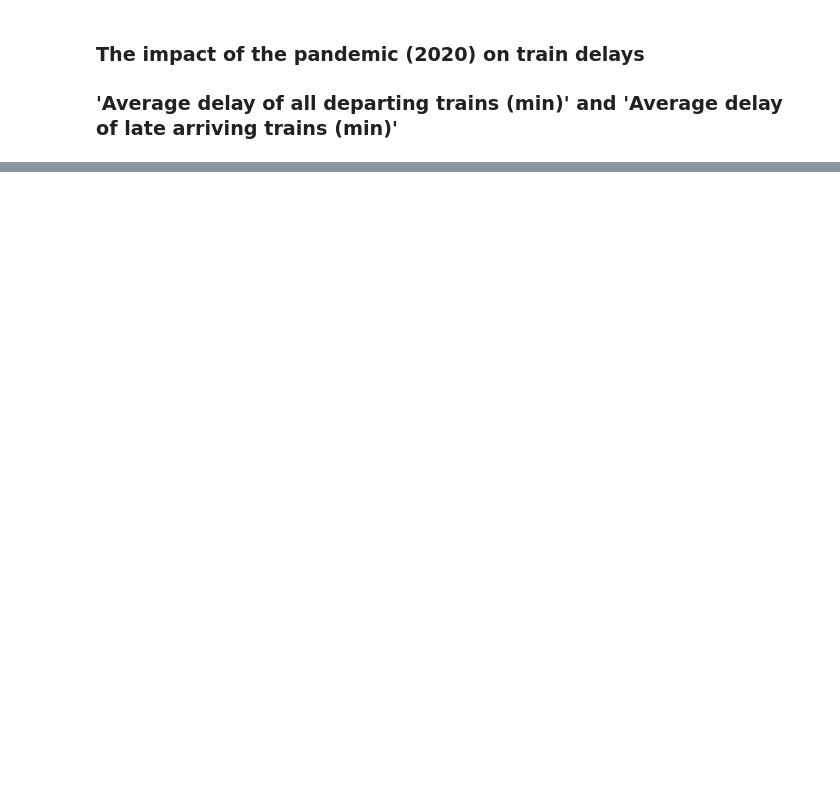
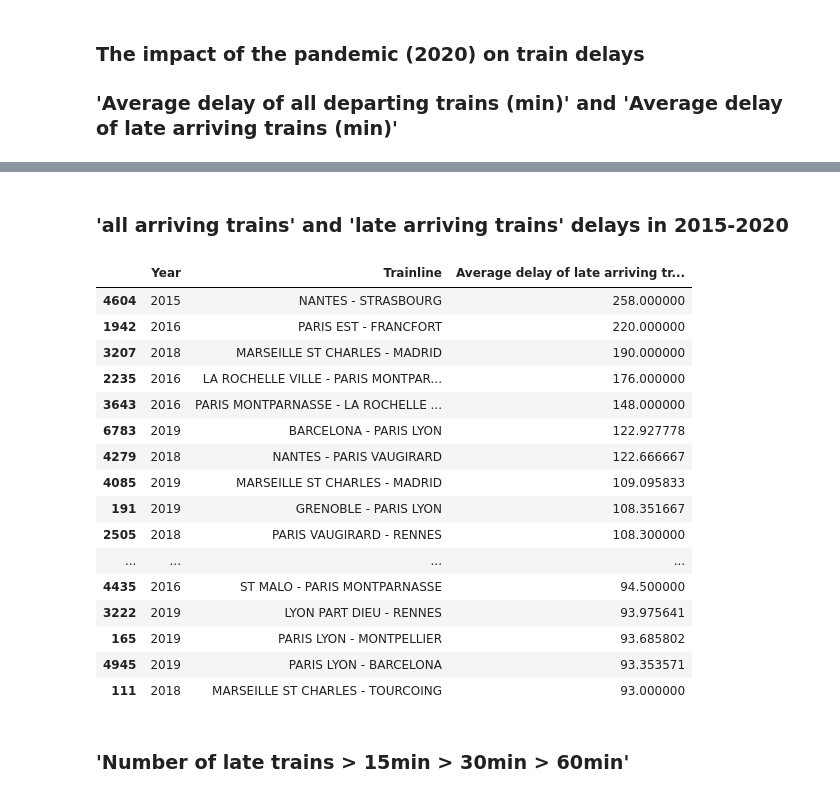
Before and after one commit to infoshareacademy/grupa_BKMMZ, a Jupyter notebook: Python/trains_notebook.ipynb, the cells around one changed output, grey strips where cells are left out. Saved outputs shown, nothing was run; the diff lists cells and outputs as text; code cells hidden in the pictures; blank space fills up the shorter version.

```diff
--- a/Python/trains_notebook.ipynb
+++ b/Python/trains_notebook.ipynb
@@ -365,0 +321,29 @@ delay_pandemic_all_arriving_trains
+# %% [markdown]
+### 'all arriving trains' and 'late arriving trains' delays in 2015-2020
+# %%
+arriving_delay_trains = df_clean[df_clean['Average delay of all arriving trains (min)'] > w_avg_all_arriving][['Year','Trainline','Average delay of all arriving trains (min)']].sort_values(by = 'Average delay of all arriving trains (min)', ascending = False).head(25)
+late_delay_trains = df_clean[df_clean['Average delay of late arriving trains (min)'] > w_avg_all_arriving][['Year','Trainline','Average delay of late arriving trains (min)']].sort_values(by = 'Average delay of late arriving trains (min)', ascending = False).head(25)
+
+
+#arriving_delay_trains
+late_delay_trains
+# %% [output]
+|  | Year | Trainline | Average delay of late arriving tr... |
+| 4604 | 2015 | NANTES - STRASBOURG | 258.000000 |
+| 1942 | 2016 | PARIS EST - FRANCFORT | 220.000000 |
+| 3207 | 2018 | MARSEILLE ST CHARLES - MADRID | 190.000000 |
+| 2235 | 2016 | LA ROCHELLE VILLE - PARIS MONTPAR... | 176.000000 |
+| 3643 | 2016 | PARIS MONTPARNASSE - LA ROCHELLE ... | 148.000000 |
+| 6783 | 2019 | BARCELONA - PARIS LYON | 122.927778 |
+| 4279 | 2018 | NANTES - PARIS VAUGIRARD | 122.666667 |
+| 4085 | 2019 | MARSEILLE ST CHARLES - MADRID | 109.095833 |
+| 191 | 2019 | GRENOBLE - PARIS LYON | 108.351667 |
+| 2505 | 2018 | PARIS VAUGIRARD - RENNES | 108.300000 |
+| ... | ... | ... | ... |
+| 4435 | 2016 | ST MALO - PARIS MONTPARNASSE | 94.500000 |
+| 3222 | 2019 | LYON PART DIEU - RENNES | 93.975641 |
+| 165 | 2019 | PARIS LYON - MONTPELLIER | 93.685802 |
+| 4945 | 2019 | PARIS LYON - BARCELONA | 93.353571 |
+| 111 | 2018 | MARSEILLE ST CHARLES - TOURCOING | 93.000000 |
+# %% [markdown]
+### 'Number of late trains > 15min > 30min > 60min'
```
Also changed, not shown: parts of 22 cells of this notebook, 1 other file.
